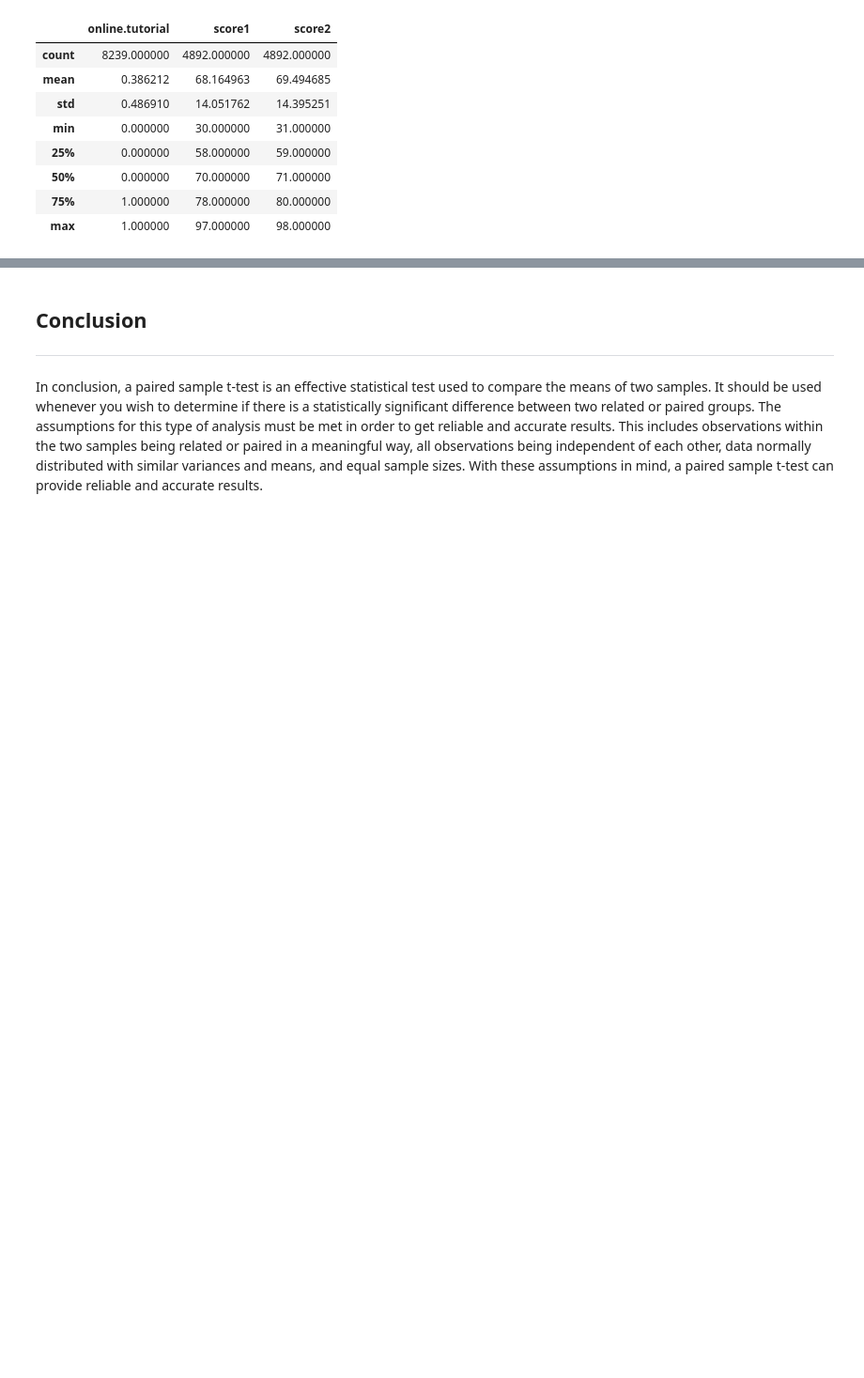
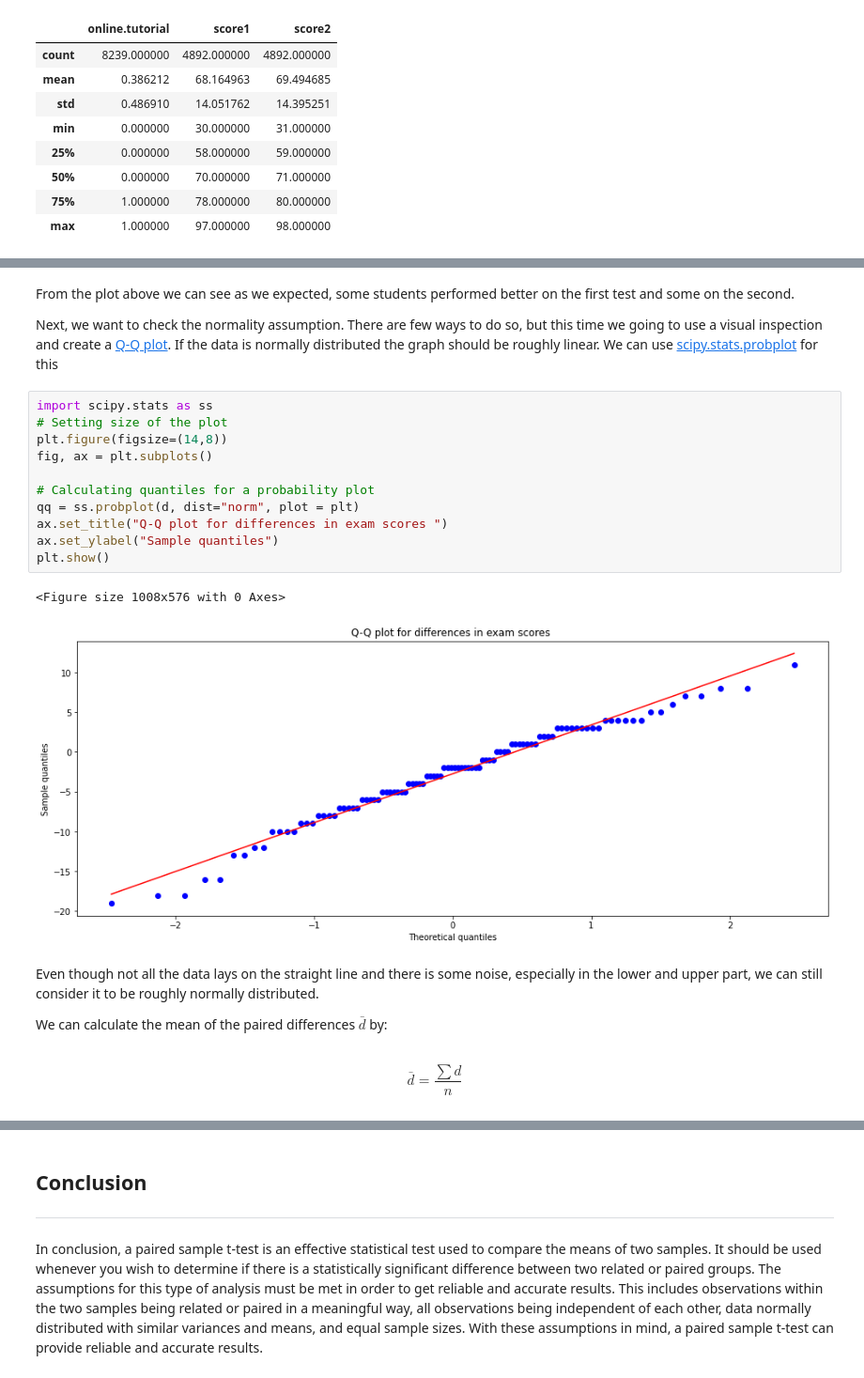
Before and after one commit to angelinka/machine_learning_assessment, a Jupyter notebook: ttest.ipynb, the cells around one changed output, grey strips where cells are left out. Shown at 94% size. Cells and saved outputs as stored; diff of their text form; blank space fills up the shorter version.

```diff
--- a/ttest.ipynb
+++ b/ttest.ipynb
@@ -291,0 +335,27 @@ From the first glance at the data we can determine that
+# %% [markdown]
+From the plot above we can see as we expected, some students performed better on the first test and some on the second.
+
+Next, we want to check the normality assumption. There are few ways to do so, but this time we going to use a visual inspection and create a [Q-Q plot](https://en.wikipedia.org/wiki/Q–Q_plot). If the data is normally distributed the graph should be roughly linear. We can use [scipy.stats.probplot](https://docs.scipy.org/doc/scipy/reference/generated/scipy.stats.probplot.html) for this
+# %%
+import scipy.stats as ss
+# Setting size of the plot
+plt.figure(figsize=(14,8))
+fig, ax = plt.subplots()
+
+# Calculating quantiles for a probability plot
+qq = ss.probplot(d, dist="norm", plot = plt)
+ax.set_title("Q-Q plot for differences in exam scores ")
+ax.set_ylabel("Sample quantiles")
+plt.show()
+# %% [output]
+<Figure size 1008x576 with 0 Axes>
+[figure, added]
+# %% [markdown]
+Even though not all the data lays on the straight line and there is some noise, especially in the lower and upper part, we can still consider it to be roughly normally distributed.
+
+We can calculate the mean of the paired differences $\bar{d}$ by:
+# %% [markdown]
+
+\begin{equation*}
+\bar{d} = \frac{\sum d} {n}
+\end{equation*}
```
Also changed, not shown: parts of 6 cells of this notebook.
